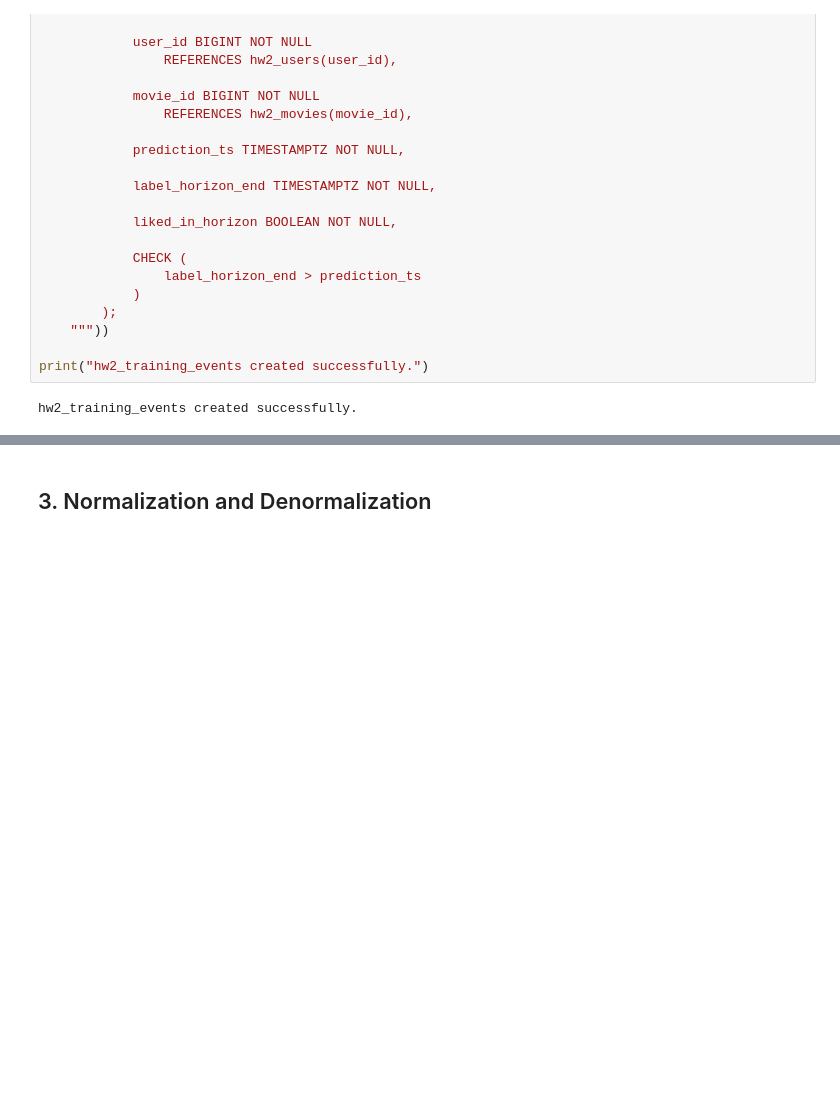
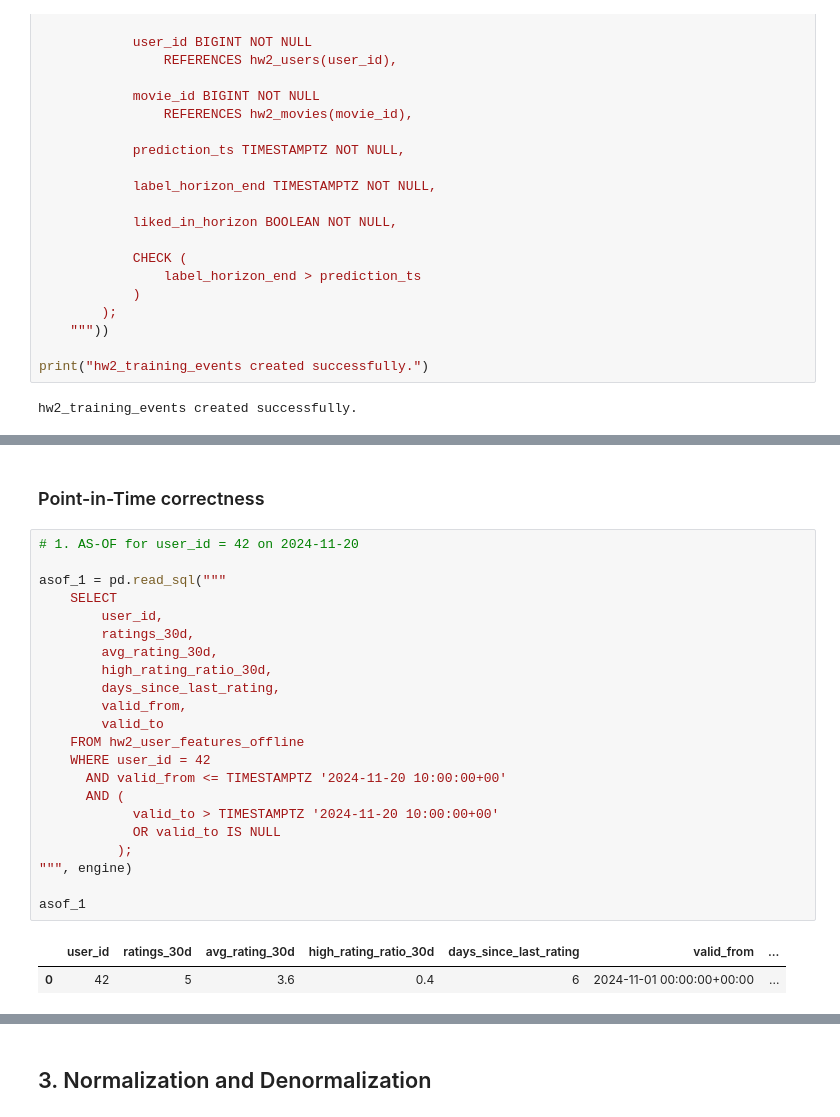
Before and after one commit to BorysZhyhalo/goit-rdb-hw-02, a Jupyter notebook: hw2_movie_recommendation.ipynb, the cells around one changed output, grey strips where cells are left out. Saved outputs shown, nothing was run; the diff lists cells and outputs as text; blank space fills up the shorter version.

```diff
--- a/hw2_movie_recommendation.ipynb
+++ b/hw2_movie_recommendation.ipynb
@@ -316,0 +606,27 @@ hw2_training_events created successfully.
+# %% [markdown]
+### Point-in-Time correctness
+# %%
+# 1. AS-OF for user_id = 42 on 2024-11-20
+
+asof_1 = pd.read_sql("""
+    SELECT
+        user_id,
+        ratings_30d,
+        avg_rating_30d,
+        high_rating_ratio_30d,
+        days_since_last_rating,
+        valid_from,
+        valid_to
+    FROM hw2_user_features_offline
+    WHERE user_id = 42
+      AND valid_from <= TIMESTAMPTZ '2024-11-20 10:00:00+00'
+      AND (
+            valid_to > TIMESTAMPTZ '2024-11-20 10:00:00+00'
+            OR valid_to IS NULL
+          );
+""", engine)
+
+asof_1
+# %% [output]
+|  | user_id | ratings_30d | avg_rating_30d | high_rating_ratio_30d | days_since_last_rating | valid_from | ... |
+| 0 | 42 | 5 | 3.6 | 0.4 | 6 | 2024-11-01 00:00:00+00:00 | ... |
```
Also changed, not shown: parts of 5 cells of this notebook.
